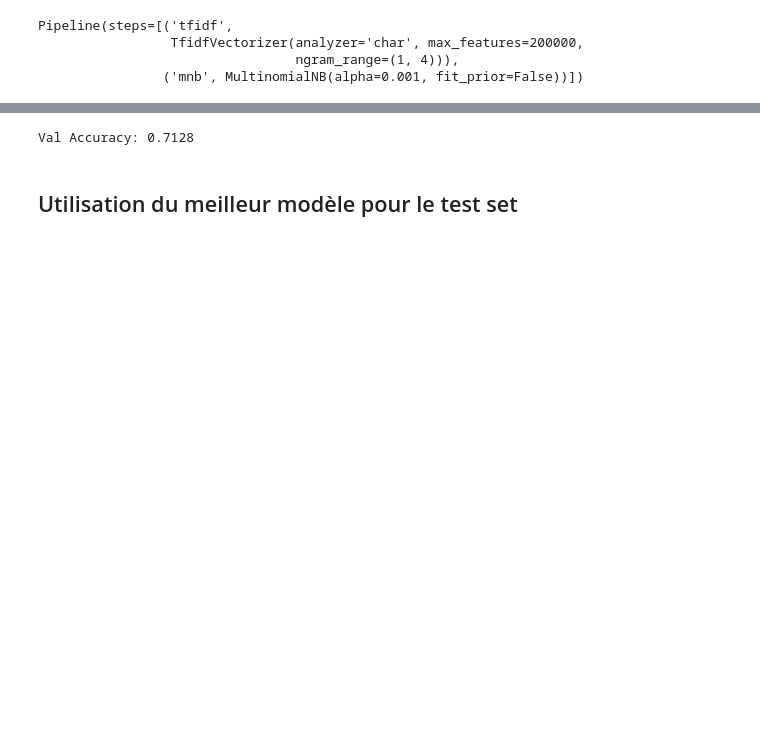
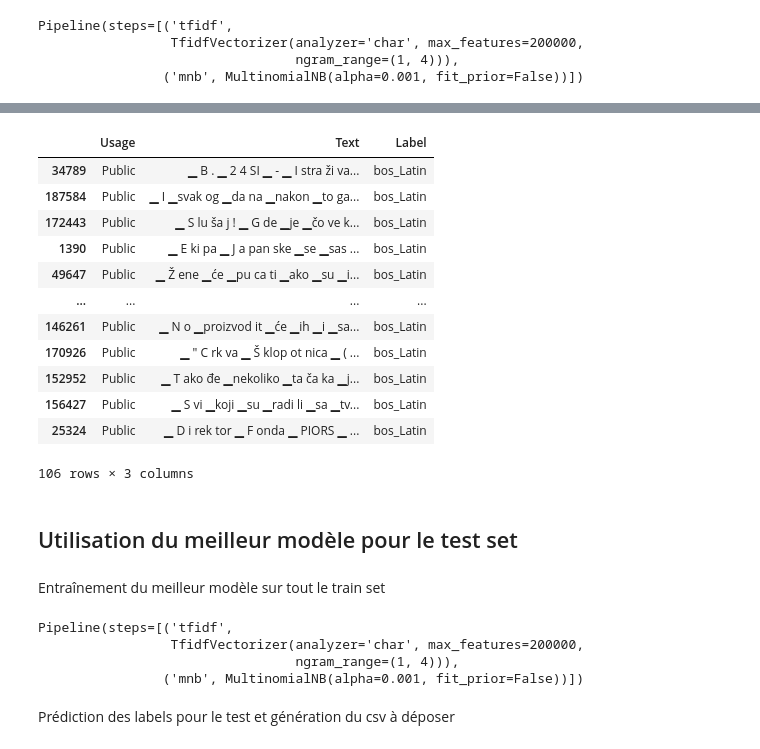
Before and after one commit to paullebolloch/kaggle_nlp, a Jupyter notebook: version_hippo.ipynb, the cells around one changed output, grey strips where cells are left out. Saved outputs shown, nothing was run; the diff lists cells and outputs as text; code cells hidden in the pictures; blank space fills up the shorter version.

```diff
--- a/version_hippo.ipynb
+++ b/version_hippo.ipynb
@@ -559,25 +538,52 @@ Val Accuracy: 0.7837
-# %%
-from sklearn.linear_model import SGDClassifier
-from sklearn.feature_extraction.text import TfidfVectorizer
-from sklearn.metrics import accuracy_score
-
-vectorizer_sp_2 = TfidfVectorizer(analyzer="char", ngram_range=(1,4), max_features=20000)
-sgdclassifier_model = SGDClassifier(loss='hinge', penalty='l2', alpha=1e-3, max_iter=1, learning_rate='optimal', early_stopping=False)
-
-pipeline_svm = Pipeline([
-    ('tfidf', vectorizer_sp_2),
-    ('mnb', sgdclassifier_model)
-])
-
-pipeline_svm.fit(x_train_sp, y_train_sp)
-predictions_svm = pipeline_svm.predict(x_val_sp)
-
-val_accuracy = accuracy_score(y_val_sp, predictions_svm)
-print(f"Val Accuracy: {val_accuracy:.4f}\n")
-# %% [output]
-Val Accuracy: 0.7128
+# %%
+val_set_second_version[val_set_second_version['Label'] == 'bos_Latin']
+# %% [output]
+|  | Usage | Text | Label |
+| 34789 | Public | ▁ B . ▁ 2 4 SI ▁ - ▁ I stra ži va... | bos_Latin |
+| 187584 | Public | ▁ I ▁svak og ▁da na ▁nakon ▁to ga... | bos_Latin |
+| 172443 | Public | ▁ S lu ša j ! ▁ G de ▁je ▁čo ve k... | bos_Latin |
+| 1390 | Public | ▁ E ki pa ▁ J a pan ske ▁se ▁sas ... | bos_Latin |
+| 49647 | Public | ▁ Ž ene ▁će ▁pu ca ti ▁ako ▁su ▁i... | bos_Latin |
+| ... | ... | ... | ... |
+| 146261 | Public | ▁ N o ▁proizvod it ▁će ▁ih ▁i ▁sa... | bos_Latin |
+| 170926 | Public | ▁ " C rk va ▁ Š klop ot nica ▁ ( ... | bos_Latin |
+| 152952 | Public | ▁ T ako đe ▁nekoliko ▁ta ča ka ▁j... | bos_Latin |
+| 156427 | Public | ▁ S vi ▁koji ▁su ▁radi li ▁sa ▁tv... | bos_Latin |
+| 25324 | Public | ▁ D i rek tor ▁ F onda ▁ PIORS ▁ ... | bos_Latin |
+106 rows × 3 columns
 # %% [markdown]
 ## Utilisation du meilleur modèle pour le test set
+# %% [markdown]
+Entraînement du meilleur modèle sur tout le train set
+# %%
+train = data_train_without_nan_for_label.copy()
+train = pre_processing(train, remove_espace=False, not_test=False)
+train = add_alphabet_to_label(train)
+# train['Text'] = train['Text'].progress_apply(sentencepiece_tokenize)
+x = train['Text'].tolist()
+y = train['Label'].tolist()
+
+vectorizer= TfidfVectorizer(analyzer="char", ngram_range=(1, 4), max_features=200000)
+naive_bayes = MultinomialNB(alpha= 0.001, fit_prior = False)
+
+best_pipeline = Pipeline([
+    ('tfidf', vectorizer),
+    ('mnb', naive_bayes)
+])
+
+from sklearn.preprocessing import LabelEncoder
+le_test = LabelEncoder()
+y = le_test.fit_transform(y)
+label_mapping_test = dict(zip(le_test.classes_, range(len(le_test.classes_))))
+
+best_pipeline.fit(x, y)
+# %% [output]
+Pipeline(steps=[('tfidf',
+                 TfidfVectorizer(analyzer='char', max_features=200000,
+                                 ngram_range=(1, 4))),
+                ('mnb', MultinomialNB(alpha=0.001, fit_prior=False))])
+# %% [markdown]
+Prédiction des labels pour le test et génération du csv à déposer
 # %%
 data_test= pd.read_csv(file_path_test)
 test_set = pre_processing(data_test, remove_espace=False, not_test=False)
```
Also changed, not shown: parts of 52 cells of this notebook.
